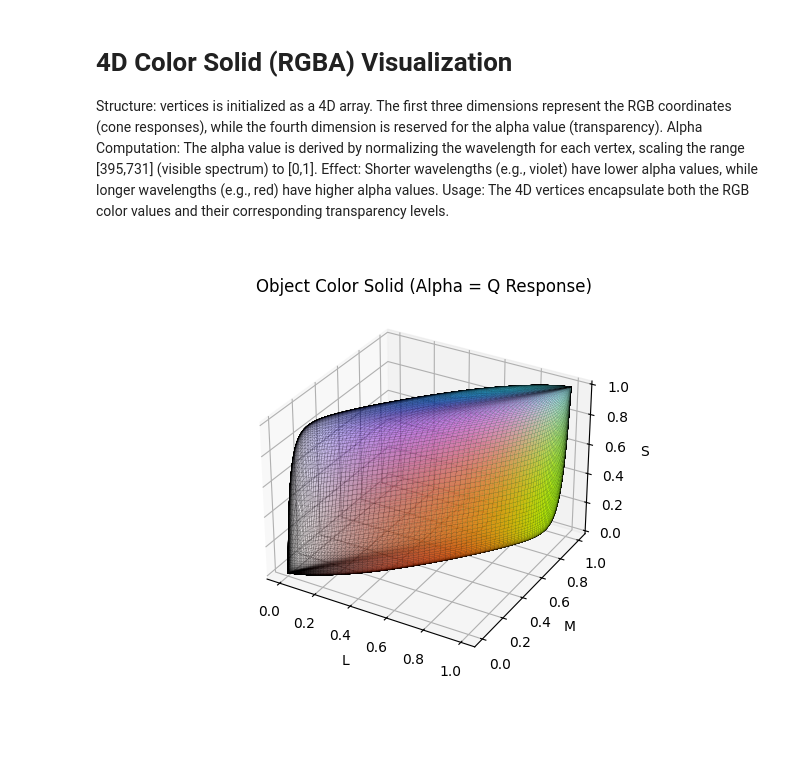
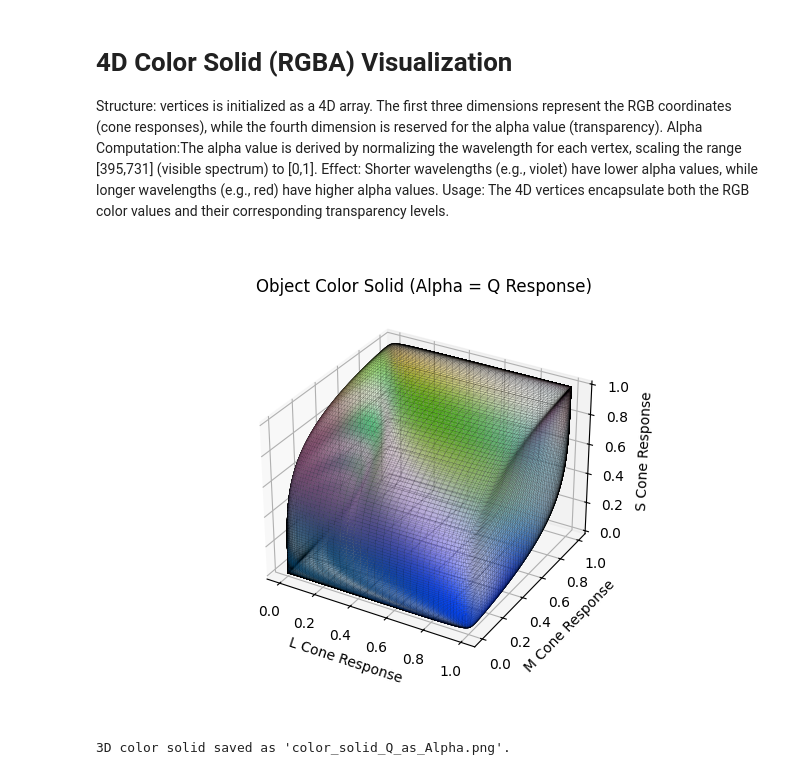
Before and after one commit to Object-Color-Solid-Render/ocsr-theory, a Jupyter notebook: 4D_object_color_solid_colors_Alpha.ipynb, the cells around one changed output. Saved outputs shown, nothing was run; the diff lists cells and outputs as text; code cells hidden in the pictures.

```diff
--- a/4D_object_color_solid_colors_Alpha.ipynb
+++ b/4D_object_color_solid_colors_Alpha.ipynb
@@ -157,10 +28,0 @@ class ObjectColorSolidAlpha2:
-# %%
-# Cone responses of a typical tetrachromat.
-wavelengths = np.arange(395, 731, 2)
-standard_tetrachromat = Observer.tetrachromat(wavelengths)
-illuminant = Illuminant.get("D65").interpolate_values(wavelengths)
-lqm = ObjectColorSolidAlpha2(standard_tetrachromat, illuminant, wavelengths, indices=[2, 1, 0], alpha='Q')
-lqm.plot3DColorSolid(title='Object Color Solid (Alpha = Q Response)', xlabel='L', ylabel='M', zlabel='S')
-plt.savefig('color_solid_Q_as_Alpha.png')  # Save the plot
-# %% [output]
-[figure, removed]
@@ -166,0 +197,62 @@ plt.savefig('color_solid_Q_as_Alpha.png')  # Save the plot
+# %%
+# Define Observer class for tetrachromat
+class Observer:
+    @staticmethod
+    def tetrachromat(wavelengths):
+        """Creates a tetrachromat observer with realistic cone responses."""
+        class Sensor:
+            def __init__(self, data):
+                self.data = data
+
+        sensors = [
+            Sensor(np.exp(-(wavelengths - 440)**2 / (2 * 20**2))),  # S-cone
+            Sensor(np.exp(-(wavelengths - 545)**2 / (2 * 30**2))),  # M-cone
+            Sensor(np.exp(-(wavelengths - 600)**2 / (2 * 40**2))),  # Q-cone
+            Sensor(np.exp(-(wavelengths - 570)**2 / (2 * 50**2)))   # L-cone
+        ]
+        return type("Observer", (), {"sensors": sensors})
+
+# Define Illuminant class for D65
+class Illuminant:
+    @staticmethod
+    def get(name):
+        if name == "D65":
+            def interpolate_values(wavelengths):
+                """Interpolate D65 values."""
+                d65_values = np.interp(
+                    wavelengths,
+                    [300, 400, 500, 600, 700, 800],
+                    [0.0, 0.8, 1.0, 0.9, 0.6, 0.0]
+                )
+                return type("Illuminant", (), {"data": d65_values})
+            return type("Illuminant", (), {"interpolate_values": interpolate_values})
+
+# Define wavelengths
+wavelengths = np.arange(395, 731, 2)
+
+# Create observer and illuminant
+standard_tetrachromat = Observer.tetrachromat(wavelengths)
+illuminant = Illuminant.get("D65").interpolate_values(wavelengths)
+
+# Create ObjectColorSolidAlpha2 instance
+lqm = ObjectColorSolidAlpha2(
+    standard_tetrachromat,
+    illuminant,
+    wavelengths,
+    alpha='Q'
+)
+
+# Plot the color solid
+lqm.plot3DColorSolid(
+    title="Object Color Solid (Alpha = Q Response)",
+    xlabel="L Cone Response",
+    ylabel="M Cone Response",
+    zlabel="S Cone Response"
+)
+
+# Save the plot
+plt.savefig("color_solid_Q_as_Alpha.png")
+print("3D color solid saved as 'color_solid_Q_as_Alpha.png'.")
+# %% [output]
+[figure, added]
+3D color solid saved as 'color_solid_Q_as_Alpha.png'.
```
Also changed, not shown: parts of 11 cells of this notebook.
